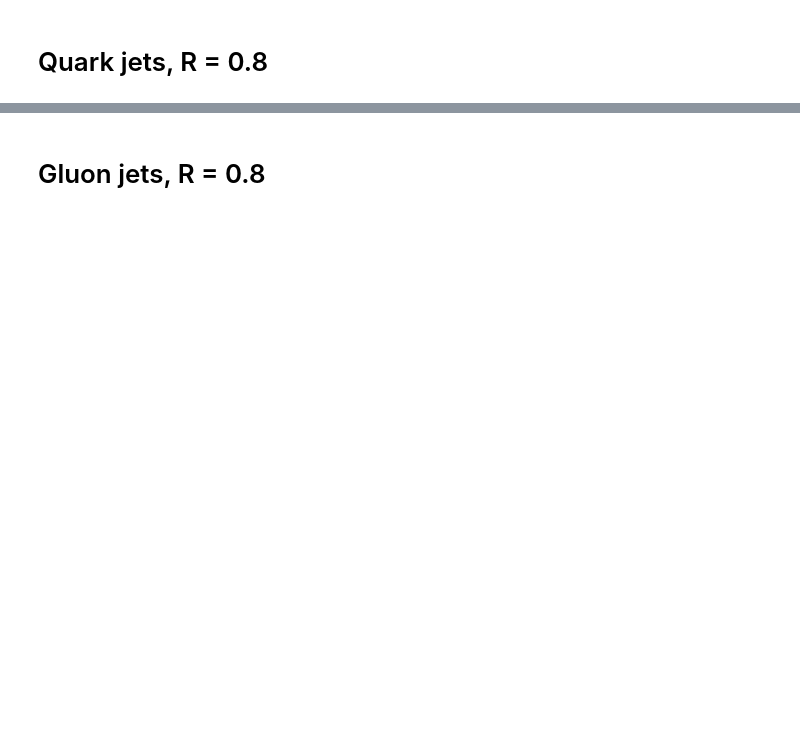
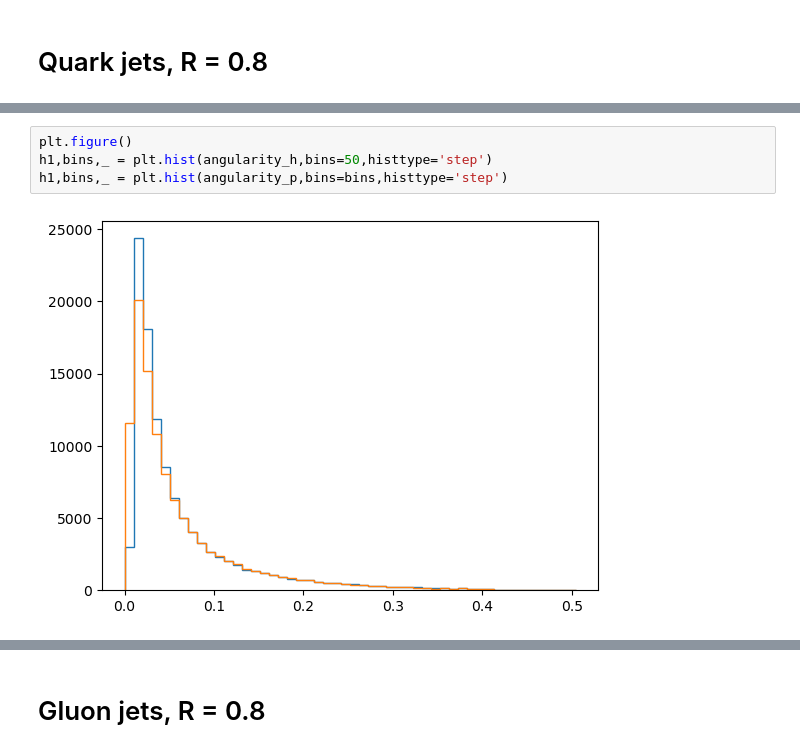
Before and after one commit to SamBT/safeUncalculable, a Jupyter notebook: makePlots.ipynb, the cells around one changed output, grey strips where cells are left out. Saved outputs shown, nothing was run; the diff lists cells and outputs as text; blank space fills up the shorter version.

```diff
--- a/makePlots.ipynb
+++ b/makePlots.ipynb
@@ -141,0 +242,6 @@ plt.plot(x,x,linestyle='--',color='red',linewidth=2)
+# %%
+plt.figure()
+h1,bins,_ = plt.hist(angularity_h,bins=50,histtype='step')
+h1,bins,_ = plt.hist(angularity_p,bins=bins,histtype='step')
+# %% [output]
+[figure, added]
```
Also changed, not shown: parts of 38 cells of this notebook, 2 other files.
